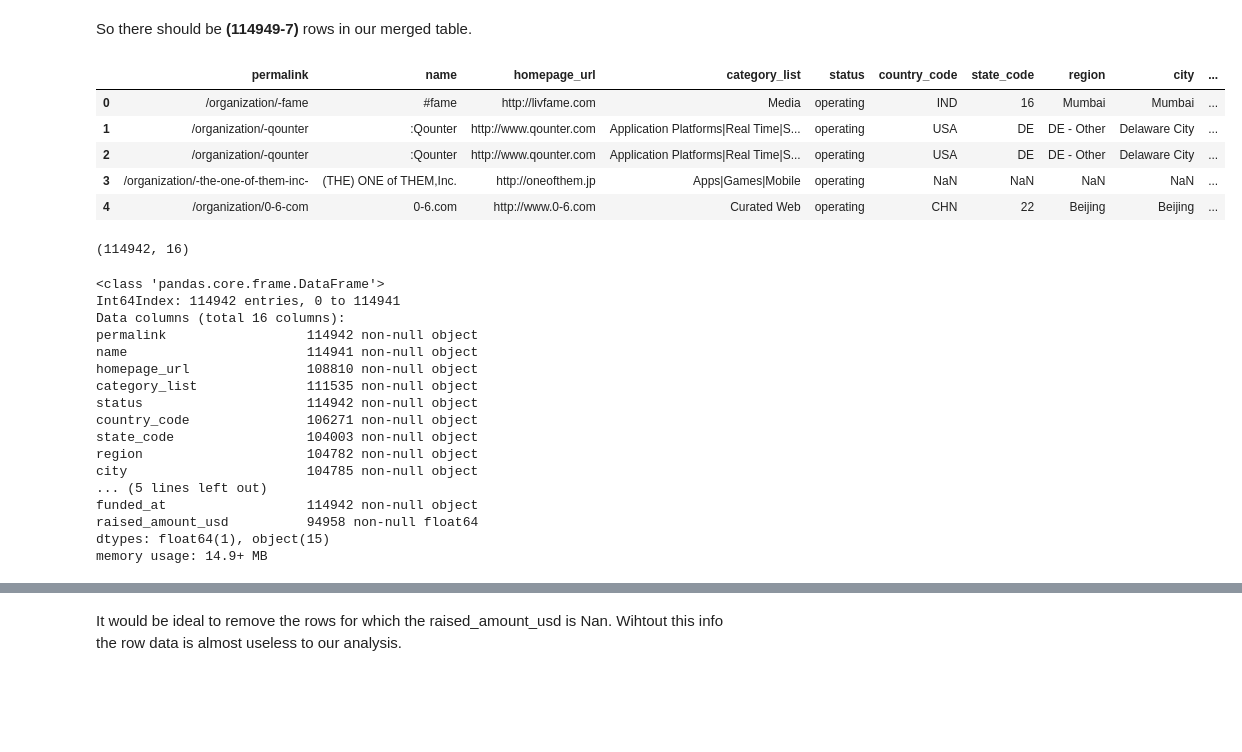
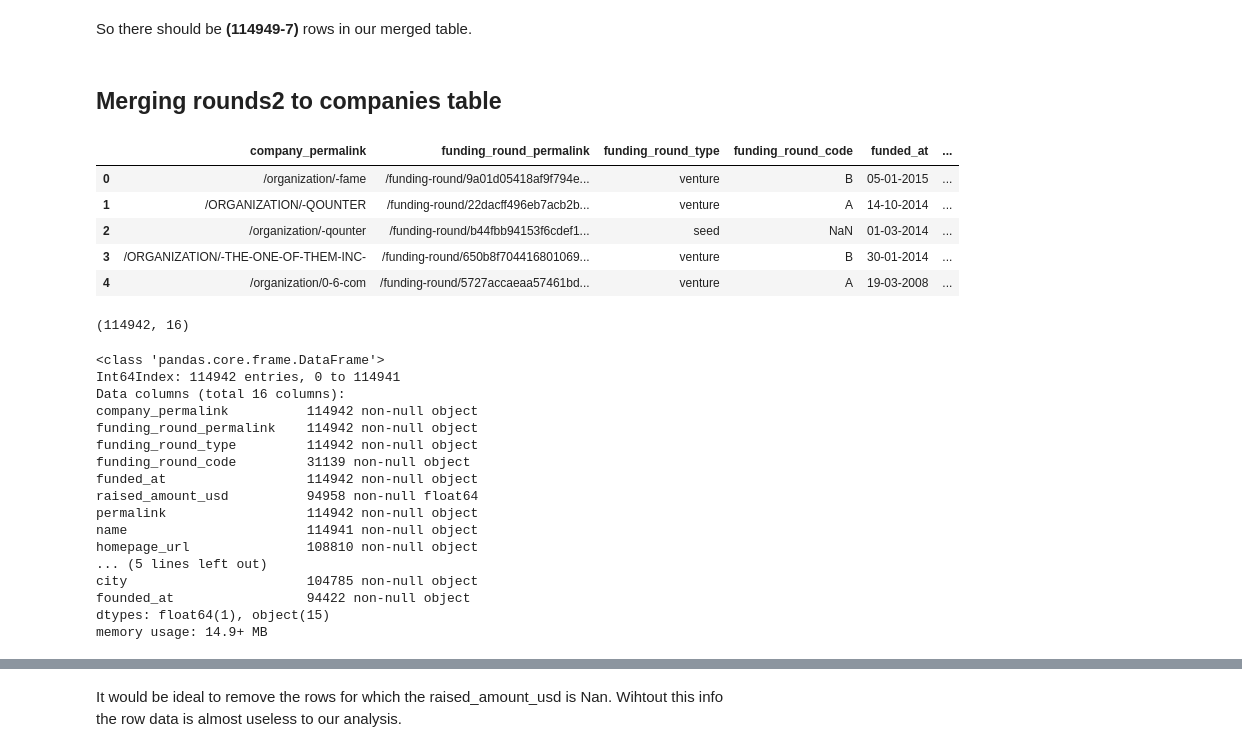
Before and after one commit to santhoshpkumar/Spark-Funds-Investment-CaseStudy, a Jupyter notebook: Investment_Analysis_Assignment.ipynb, the cells around one changed output, grey strips where cells are left out. Saved outputs shown, nothing was run; the diff lists cells and outputs as text; code cells hidden in the pictures; blank space fills up the shorter version.

```diff
--- a/Investment_Analysis_Assignment.ipynb
+++ b/Investment_Analysis_Assignment.ipynb
@@ -223,16 +210,18 @@ len(rounds)
 114949
 # %% [markdown]
 So there should be **(114949-7)** rows in our merged table.
+# %% [markdown]
+## Merging rounds2 to companies table
 # %%
-master_frame = pd.merge(companies, rounds , how='inner', on='permalink')
+master_frame = pd.merge(rounds, companies , how='inner', on='permalink')
 master_frame.head()
 # %% [output]
-|  | permalink | name | homepage_url | category_list | status | country_code | state_code | region | city | ... |
-| 0 | /organization/-fame | #fame | http://livfame.com | Media | operating | IND | 16 | Mumbai | Mumbai | ... |
-| 1 | /organization/-qounter | :Qounter | http://www.qounter.com | Application Platforms|Real Time|S... | operating | USA | DE | DE - Other | Delaware City | ... |
-| 2 | /organization/-qounter | :Qounter | http://www.qounter.com | Application Platforms|Real Time|S... | operating | USA | DE | DE - Other | Delaware City | ... |
-| 3 | /organization/-the-one-of-them-inc- | (THE) ONE of THEM,Inc. | http://oneofthem.jp | Apps|Games|Mobile | operating | NaN | NaN | NaN | NaN | ... |
-| 4 | /organization/0-6-com | 0-6.com | http://www.0-6.com | Curated Web | operating | CHN | 22 | Beijing | Beijing | ... |
+|  | company_permalink | funding_round_permalink | funding_round_type | funding_round_code | funded_at | ... |
+| 0 | /organization/-fame | /funding-round/9a01d05418af9f794e... | venture | B | 05-01-2015 | ... |
+| 1 | /ORGANIZATION/-QOUNTER | /funding-round/22dacff496eb7acb2b... | venture | A | 14-10-2014 | ... |
+| 2 | /organization/-qounter | /funding-round/b44fbb94153f6cdef1... | seed | NaN | 01-03-2014 | ... |
+| 3 | /ORGANIZATION/-THE-ONE-OF-THEM-INC- | /funding-round/650b8f704416801069... | venture | B | 30-01-2014 | ... |
+| 4 | /organization/0-6-com | /funding-round/5727accaeaa57461bd... | venture | A | 19-03-2008 | ... |
 # %%
 # total entire in the merged table
 master_frame.shape
@@ -244,17 +233,17 @@ master_frame.info()
 <class 'pandas.core.frame.DataFrame'>
 Int64Index: 114942 entries, 0 to 114941
 Data columns (total 16 columns):
+company_permalink          114942 non-null object
+funding_round_permalink    114942 non-null object
+funding_round_type         114942 non-null object
+funding_round_code         31139 non-null object
+funded_at                  114942 non-null object
+raised_amount_usd          94958 non-null float64
 permalink                  114942 non-null object
 name                       114941 non-null object
 homepage_url               108810 non-null object
-category_list              111535 non-null object
-status                     114942 non-null object
-country_code               106271 non-null object
-state_code                 104003 non-null object
-region                     104782 non-null object
+... (5 lines left out)
 city                       104785 non-null object
-... (5 lines left out)
-funded_at                  114942 non-null object
-raised_amount_usd          94958 non-null float64
+founded_at                 94422 non-null object
 dtypes: float64(1), object(15)
 memory usage: 14.9+ MB
```
Also changed, not shown: parts of 45 cells of this notebook, 1 other file.
